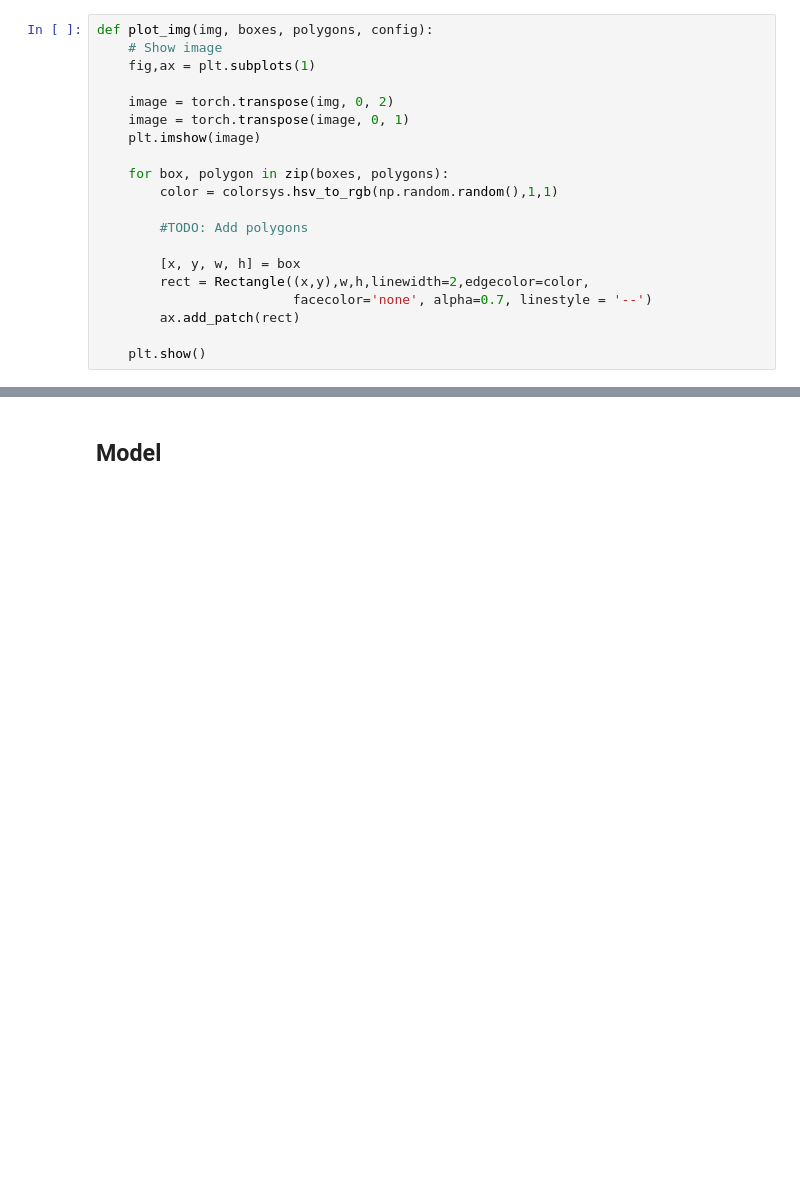
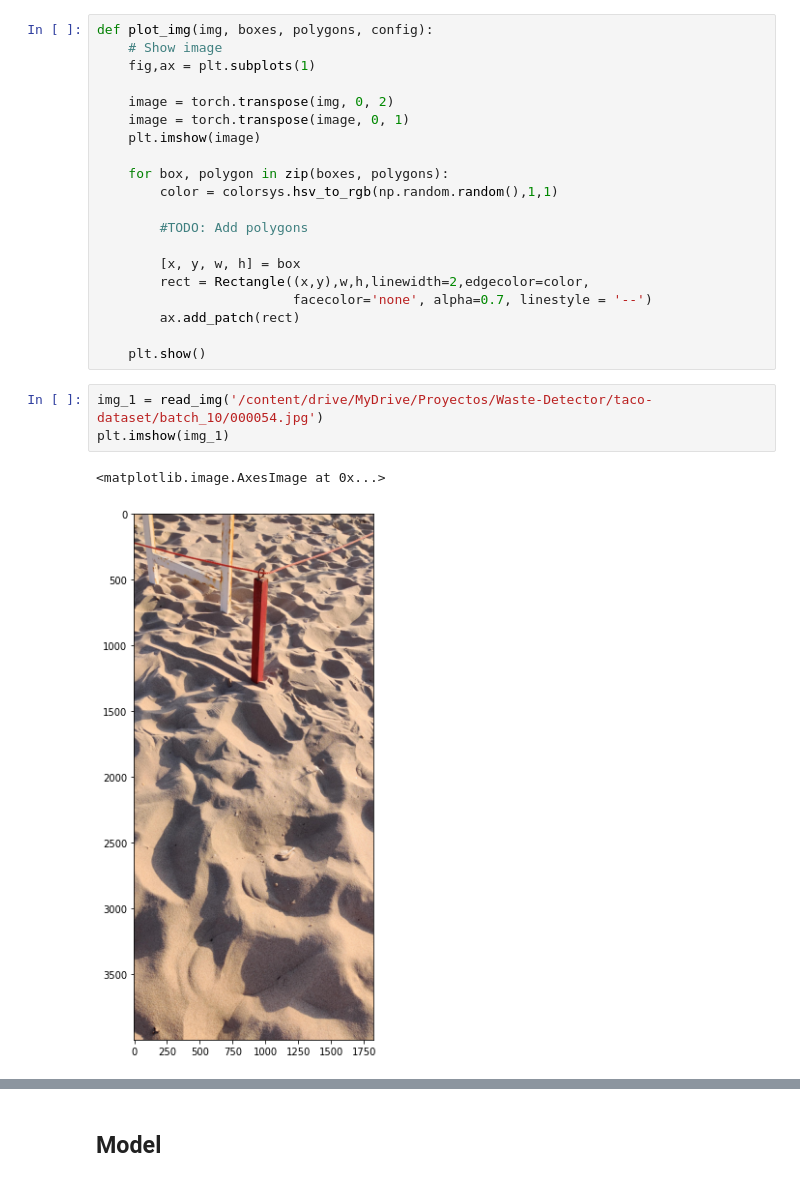
Before and after one commit to hectorLop/Waste-Detector, a Jupyter notebook: Waste_Detector_EDA.ipynb, the cells around one changed output, grey strips where cells are left out. Cells and saved outputs as stored; diff of their text form; blank space fills up the shorter version.

```diff
--- a/Waste_Detector_EDA.ipynb
+++ b/Waste_Detector_EDA.ipynb
@@ -461,6 +467,12 @@ def plot_img(img, boxes, polygons, config):
         ax.add_patch(rect)
 
     plt.show()
+# %%
+img_1 = read_img('/content/drive/MyDrive/Proyectos/Waste-Detector/taco-dataset/batch_10/000054.jpg')
+plt.imshow(img_1)
+# %% [output]
+<matplotlib.image.AxesImage at 0x...>
+[figure, added]
 # %%
 plot_img(a[0][0], a[1][0]['boxes'], a[1][0]['masks'], Config)
 # %% [output]
```
Also changed, not shown: parts of 12 cells of this notebook.
